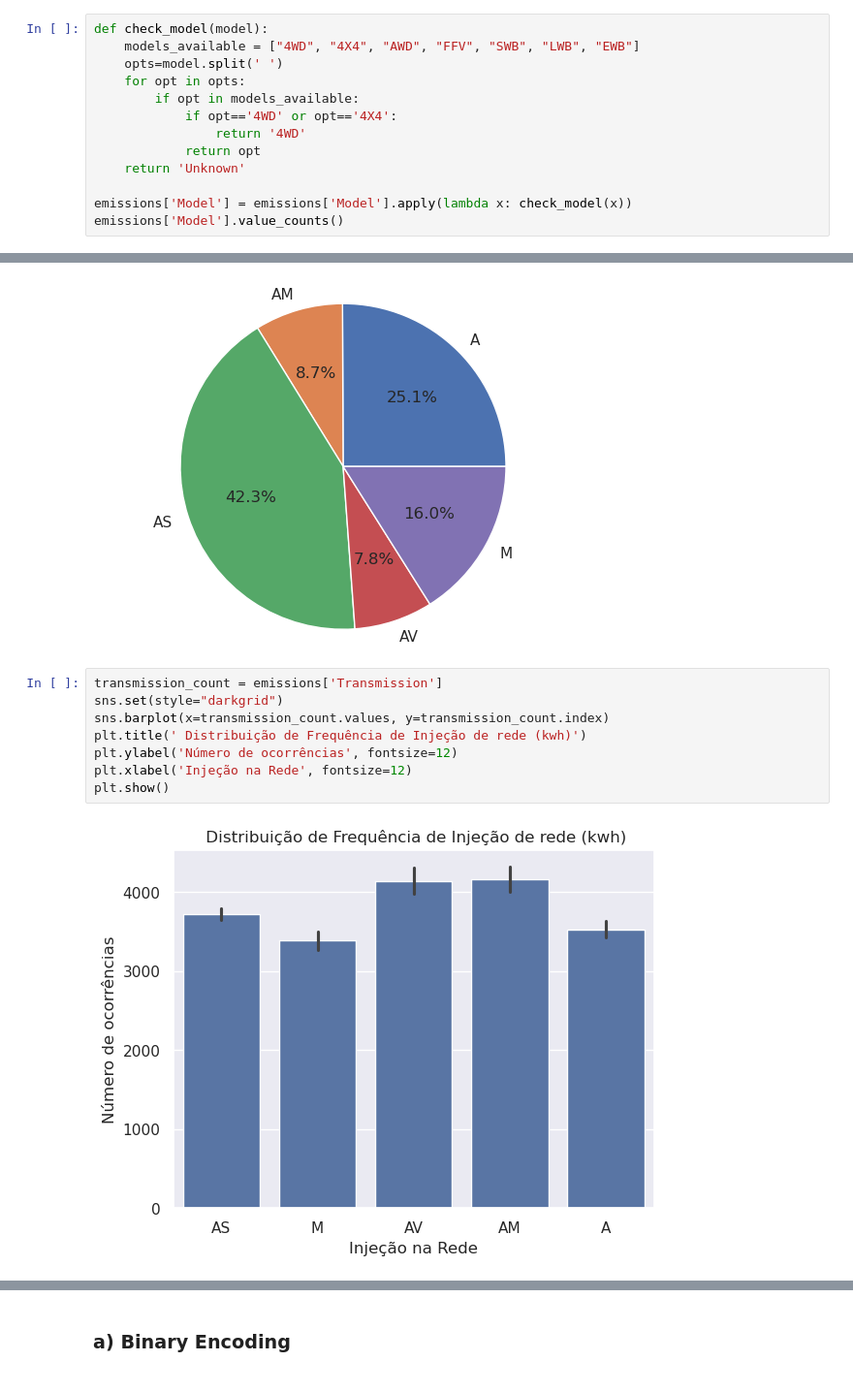
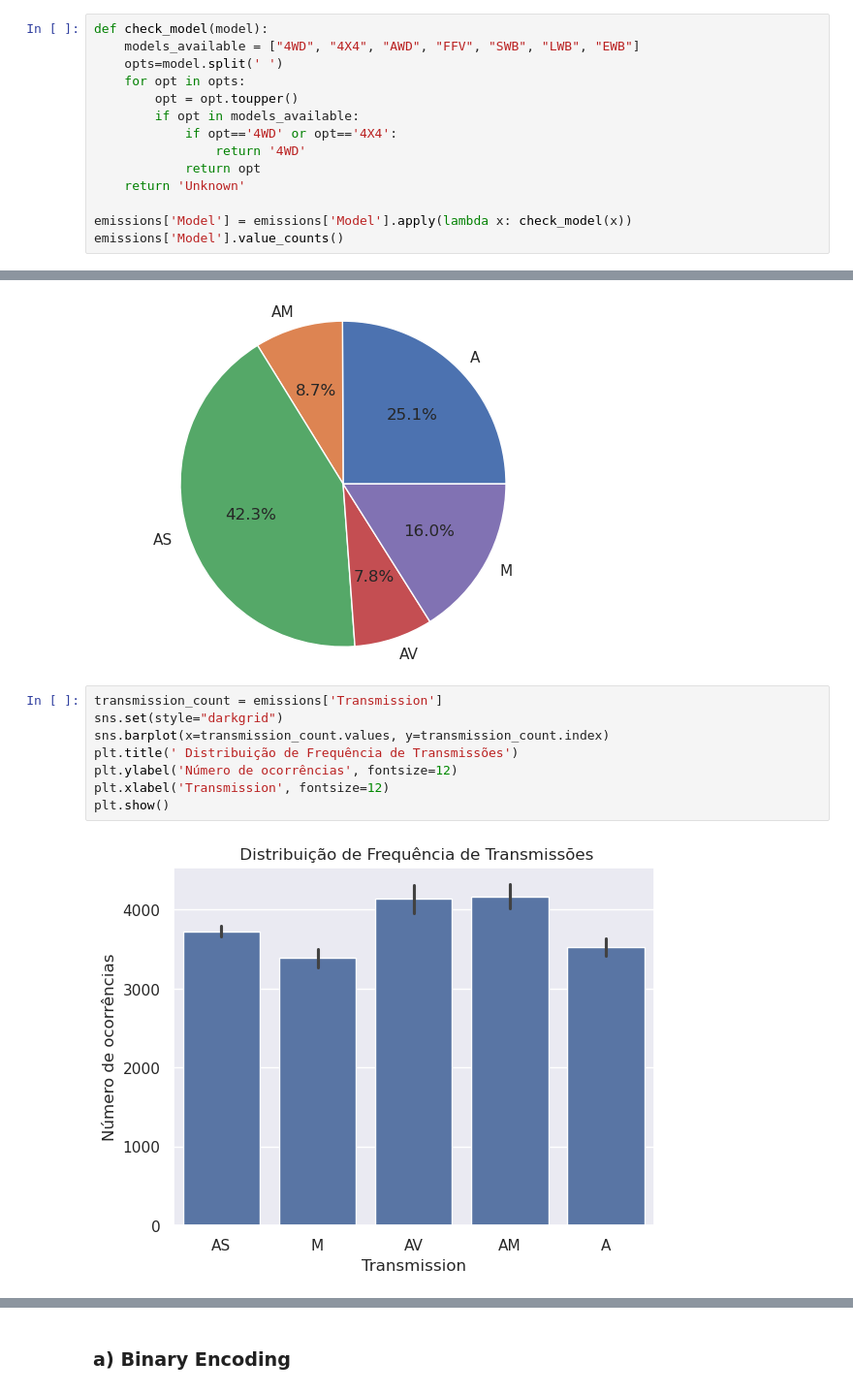
Before and after one commit to ritavaz02/daa, a Jupyter notebook: dataset_grupo/daa.ipynb, the cells around one changed output, grey strips where cells are left out. Shown at 97% size. Cells and saved outputs as stored; diff of their text form.

```diff
--- a/dataset_grupo/daa.ipynb
+++ b/dataset_grupo/daa.ipynb
@@ -260,6 +265,7 @@ def check_model(model):
     models_available = ["4WD", "4X4", "AWD", "FFV", "SWB", "LWB", "EWB"]
     opts=model.split(' ')
     for opt in opts:
+        opt = opt.toupper()
         if opt in models_available:
             if opt=='4WD' or opt=='4X4':
                 return '4WD'
@@ -319,10 +317,10 @@ plt.show()
 # %%
 transmission_count = emissions['Transmission']
 sns.set(style="darkgrid")
 sns.barplot(x=transmission_count.values, y=transmission_count.index)
-plt.title(' Distribuição de Frequência de Injeção de rede (kwh)')
+plt.title(' Distribuição de Frequência de Transmissões')
 plt.ylabel('Número de ocorrências', fontsize=12)
-plt.xlabel('Injeção na Rede', fontsize=12)
+plt.xlabel('Transmission', fontsize=12)
 plt.show()
 # %% [output]
-[figure, old version]
+[figure, new version]
```
Also changed, not shown: parts of 3 cells of this notebook.
